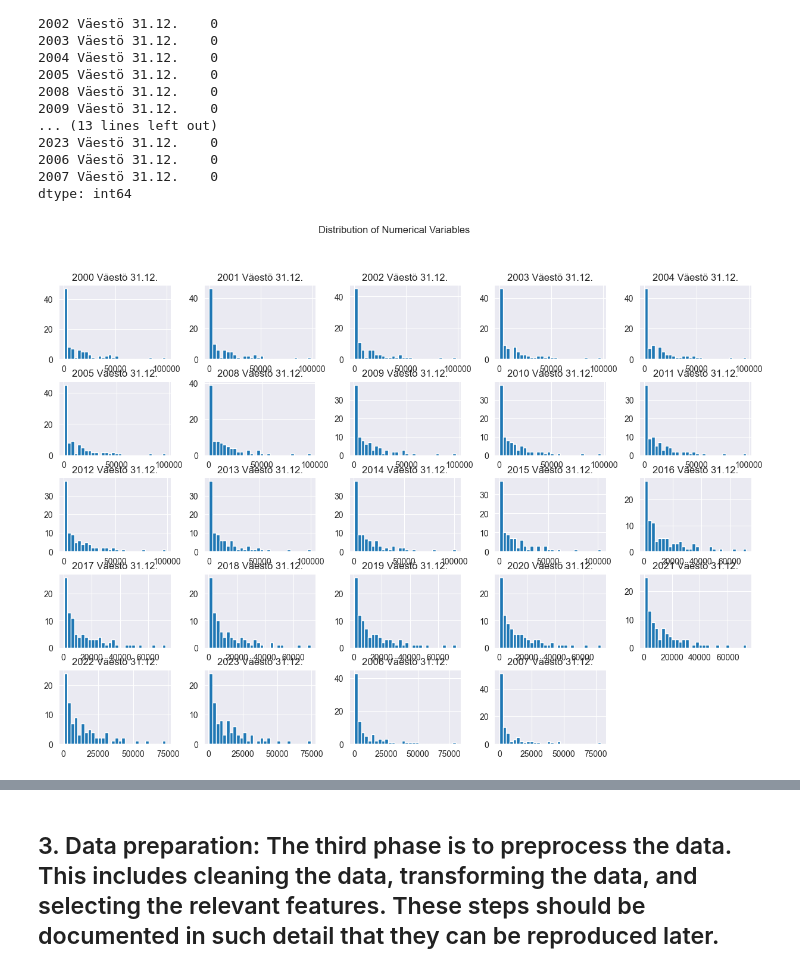
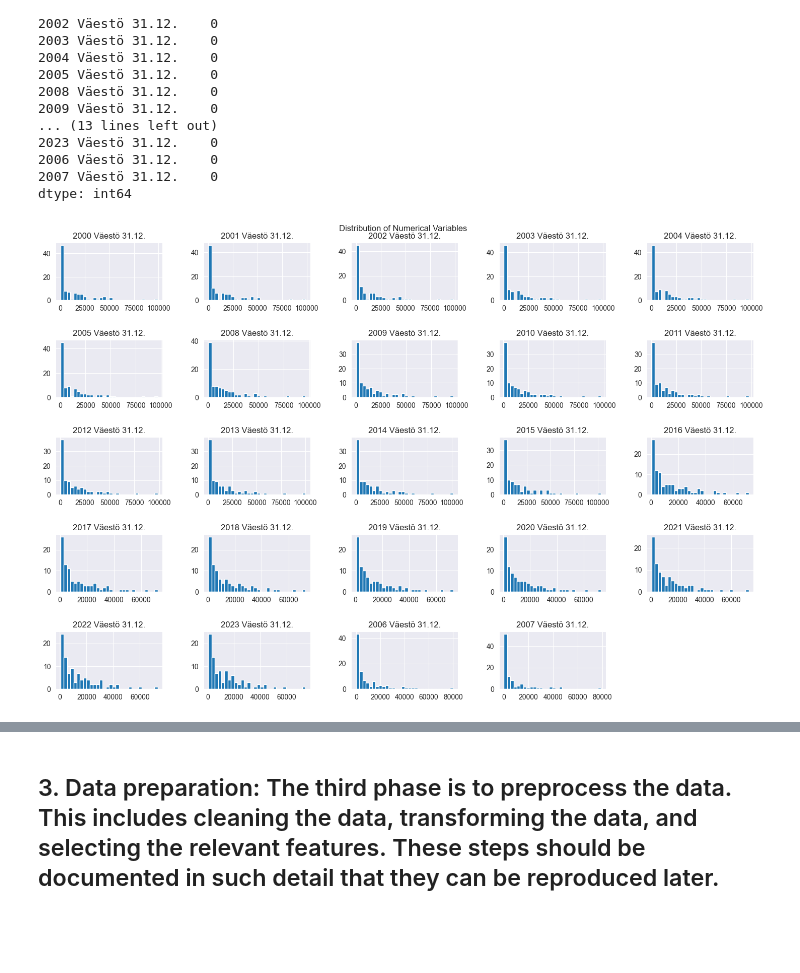
Before and after one commit to kismet85/dkkoAssignments, a Jupyter notebook: Projekti/Lasten_ja_nuorten_hyvinvointi.ipynb, the cells around one changed output, grey strips where cells are left out. Drawn from its saved outputs; the diff is of its cells as text; code cells hidden in the pictures; blank space fills up the shorter version.

```diff
--- a/Projekti/Lasten_ja_nuorten_hyvinvointi.ipynb
+++ b/Projekti/Lasten_ja_nuorten_hyvinvointi.ipynb
@@ -56,13 +56,14 @@ from mlxtend.frequent_patterns import apriori, association_rules
 
 # Load the data
 df1 = pd.read_csv('TE05 Mielen hyvinvointi oppiasteen ja sukupuolen mukaan 2013-.csv', encoding='iso-8859-1')
-df = pd.read_csv('lasten_nuorten_maara_alue_ikasuos_sukupuoli_vuosi_tiedot.csv', encoding='iso-8859-1')
+population = pd.read_csv('lasten_nuorten_maara_alue_ikasuos_sukupuoli_vuosi_tiedot.csv', encoding='iso-8859-1')
+paihde = pd.read_csv('paihdedata_oppiasteen_sukupuolen_mukaan.csv', encoding='iso-8859-1')
 # %%
 # Convert all columns after the fourth column to float
-df.iloc[:, 4:] = df.iloc[:, 4:].apply(pd.to_numeric, errors='coerce')
+population.iloc[:, 4:] = population.iloc[:, 4:].apply(pd.to_numeric, errors='coerce')
 
 # Display the DataFrame
-print(df.head())
+print(population.head())
 # %% [output]
            Alue Äidinkieli            Ikä Sukupuoli  2000 Väestö 31.12.  \
 0  091 Helsinki   Yhteensä   0-6-vuotiaat  Yhteensä               40306
@@ -82,11 +83,11 @@ print(df.head())
 
 [5 rows x 28 columns]
 # %%
-# Convert all columns after the fourth column to float
-df.iloc[:, 4:] = df.iloc[:, 4:].apply(pd.to_numeric, errors='coerce')
+# Convert all columns after the fourth column to numeerical
+population.iloc[:, 4:] = population.iloc[:, 4:].apply(pd.to_numeric, errors='coerce')
 
 # Display the DataFrame
-print(df.head())
+print(population.head())
 # %% [output]
            Alue Äidinkieli            Ikä Sukupuoli  2000 Väestö 31.12.  \
 0  091 Helsinki   Yhteensä   0-6-vuotiaat  Yhteensä               40306
@@ -189,9 +190,10 @@ dtype: int64
 # %%
 
 # Visualize the distribution of numerical variables
-df.select_dtypes(include=['number']).hist(bins=30, figsize=(15, 10))
+population.select_dtypes(include=['number']).hist(bins=30, figsize=(15, 10))
+plt.tight_layout(pad=2.5)
 plt.suptitle('Distribution of Numerical Variables')
 plt.show()
 # %% [output]
-[figure, old version]
+[figure, new version]
 # %%
```
Also changed, not shown: parts of 5 cells of this notebook, 1 other file.
